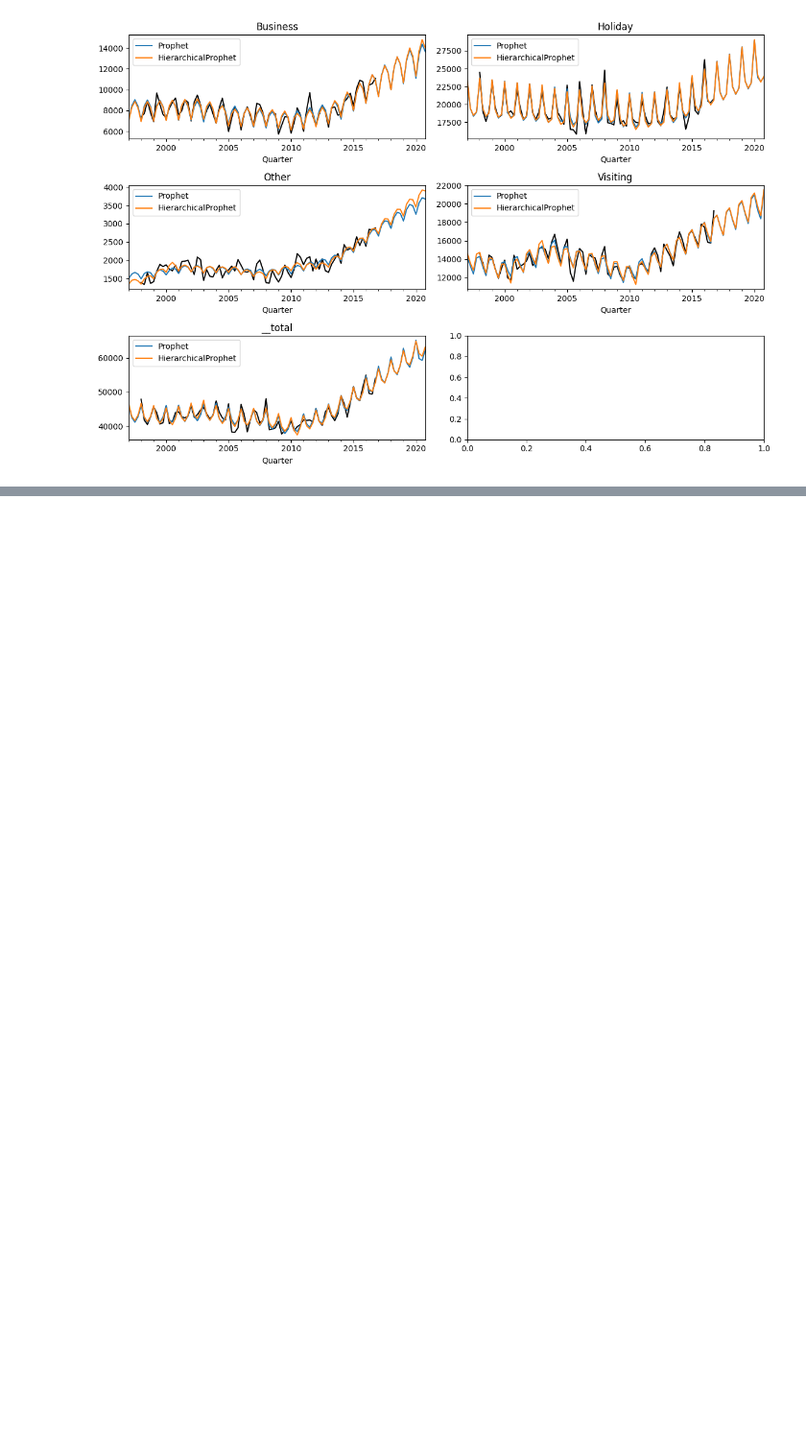
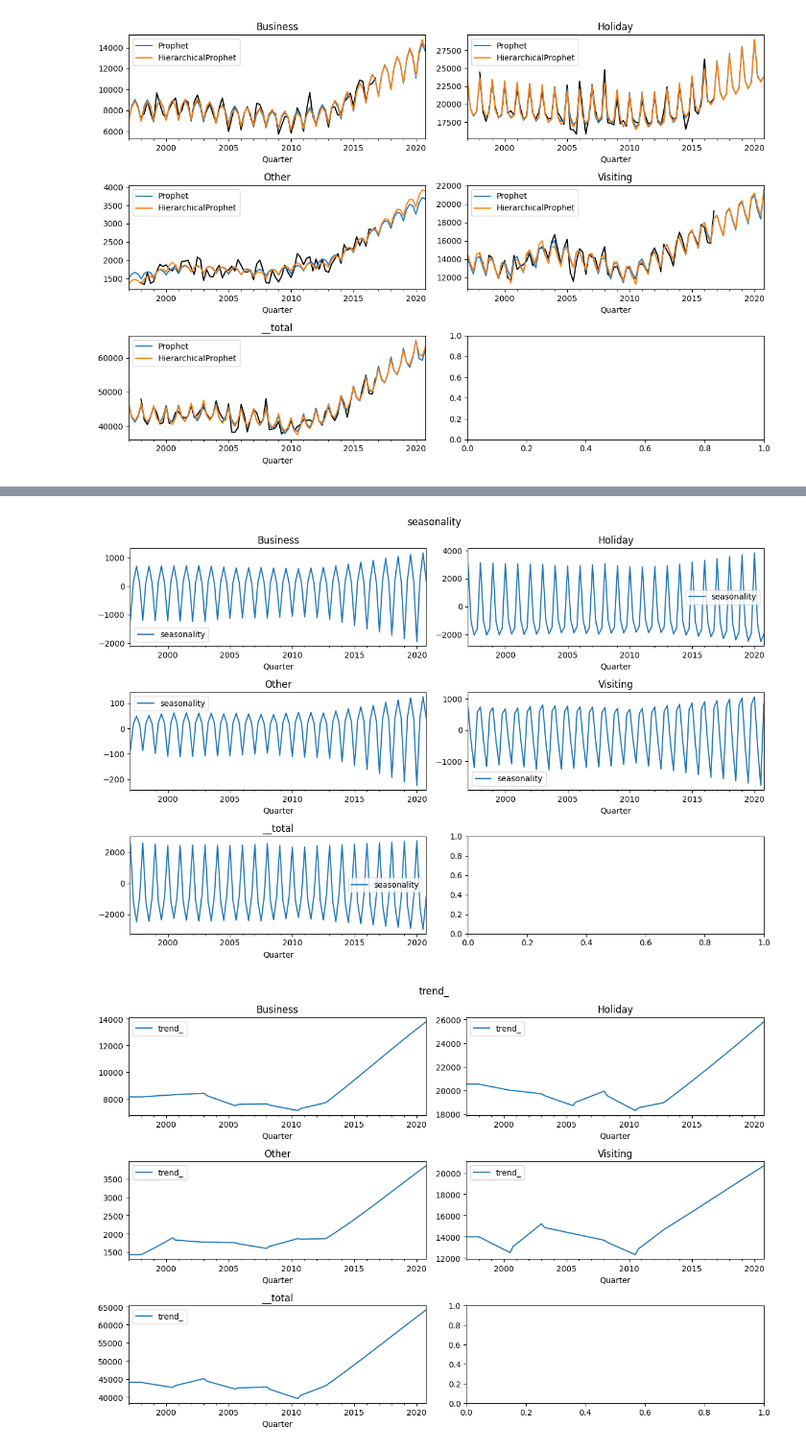
Before and after one commit to felipeangelimvieira/prophetverse, a Jupyter notebook: docs/examples/hierarchical.ipynb, the cells around one changed output, grey strips where cells are left out. Shown at 96% size. Drawn from its saved outputs; the diff is of its cells as text; code cells hidden in the pictures; blank space fills up the shorter version.

Commit message:
Add functionality to get effects

```diff
--- a/docs/examples/hierarchical.ipynb
+++ b/docs/examples/hierarchical.ipynb
@@ -47,19 +47,20 @@ y
 |  | 2016Q4 | 54034.155613 |
 380 rows × 1 columns
 # %%
-STATES = y.index.get_level_values(0).unique()
+LEVELS = y.index.get_level_values(0).unique()
 
-def plot_preds(y, preds={}, axs=None):
+def plot_preds(y=None, preds={}, axs=None):
 
     if axs is None:
-        fig, axs = plt.subplots(figsize=(12, 8), nrows=int(np.ceil(len(STATES)/2)), ncols=2)
-        ax_generator = iter(axs.flatten())
-    for state in STATES:
+        fig, axs = plt.subplots(figsize=(12, 8), nrows=int(np.ceil(len(LEVELS)/2)), ncols=2)
+    ax_generator = iter(axs.flatten())
+    for level in LEVELS:
         ax = next(ax_generator)
-        y.loc[state].iloc[:, 0].rename("Observation").plot(ax=ax, label="truth", color="black")
+        if y is not None:
+            y.loc[level].iloc[:, 0].rename("Observation").plot(ax=ax, label="truth", color="black")
         for name, _preds in preds.items():
-            _preds.loc[state].iloc[:, 0].rename(name).plot(ax=ax, legend=True)
-        ax.set_title(state)
+            _preds.loc[level].iloc[:, 0].rename(name).plot(ax=ax, legend=True)
+        ax.set_title(level)
 
     # Tight layout
     plt.tight_layout()
@@ -134,6 +134,7 @@ Now, let's use the hierarchical prophet to forecast all of the series at once. I
 # %%
 from prophetverse.sktime.multivariate import HierarchicalProphet
 from prophetverse.effects import LinearEffect
+
 
 model_hier = HierarchicalProphet(
     mcmc_chains=1,
@@ -151,7 +152,7 @@ model_hier = HierarchicalProphet(
     exogenous_effects={
         "seasonality": (
             r"^(sin_|cos_).*",
-            LinearEffect("sin", effect_mode="multiplicative", dist_args=(0, .1)),
+            LinearEffect("sin", effect_mode="multiplicative", prior=(dist.Normal, 0, .1)),
         )
     },
     default_effect_mode="multiplicative",
@@ -213,0 +211,16 @@ Array([[0.7345062 ],
+# %%
+from sktime.transformations.hierarchical.aggregate import Aggregator
+sites = model_hier.predict_all_sites(fh=forecast_horizon)
+sites = Aggregator(flatten_single_levels=True).fit_transform(sites)
+
+for column in sites.columns.difference(["obs"]):
+    fig, axs = plt.subplots(
+        figsize=(12, 8), nrows=int(np.ceil(len(LEVELS) / 2)), ncols=2
+    )
+    plot_preds(preds={column: sites[[column]]}, axs=axs)
+    # Set figure title
+    fig.suptitle(column)
+    fig.tight_layout()
+# %% [output]
+[figure, added]
+[figure, added]
```
Also changed, not shown: parts of 5 cells of this notebook, 4 other files.
